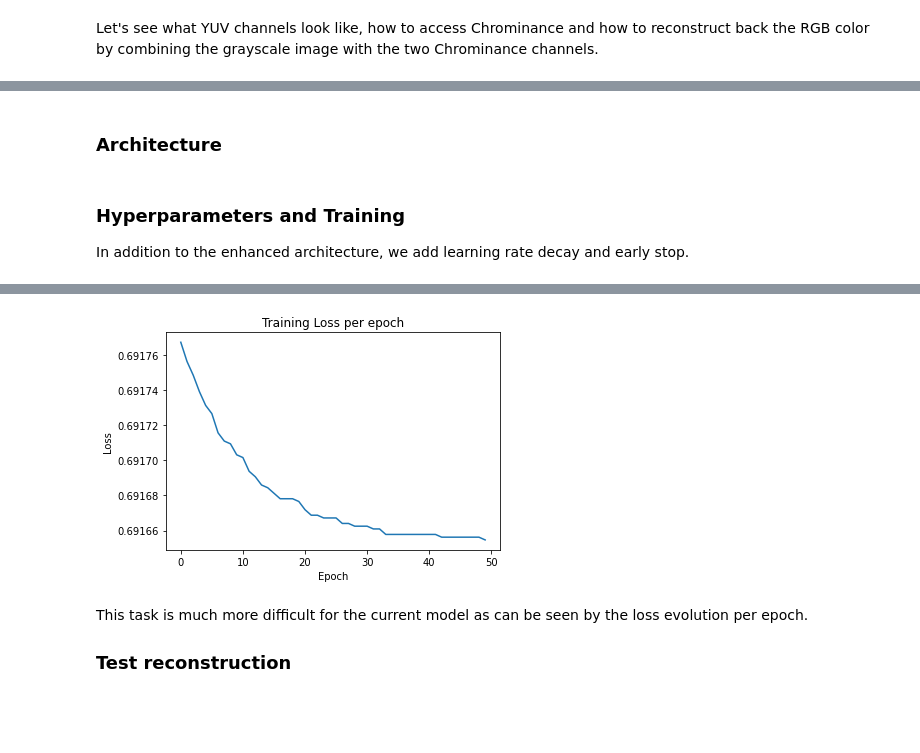
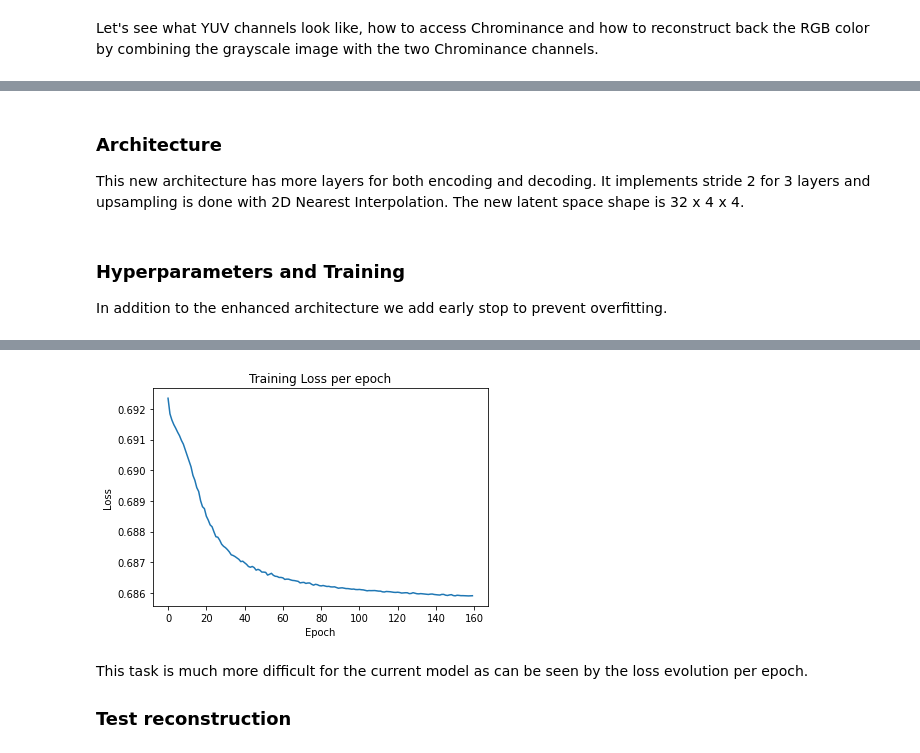
Before and after one commit to serginogues/convolutional_autoencoder, a Jupyter notebook: autoencoder.ipynb, the cells around one changed output, grey strips where cells are left out. Cells and saved outputs as stored; diff of their text form; code cells hidden in the pictures; blank space fills up the shorter version.

```diff
--- a/autoencoder.ipynb
+++ b/autoencoder.ipynb
@@ -548,2 +551,0 @@ plot_colorization(x_train[idx1][0], y_train[idx1][0])
-# %% [markdown]
-### Architecture
@@ -590,0 +552,5 @@ class CAE4(nn.Module):
+# %% [markdown]
+### Architecture
+
+This new architecture has more layers for both encoding and decoding. It implements stride 2 for 3 layers and
+upsampling is done with 2D Nearest Interpolation. The new latent space shape is 32 x 4 x 4.
@@ -591,4 +582,4 @@ class CAE4(nn.Module):
 # %% [markdown]
 ### Hyperparameters and Training
 
-In addition to the enhanced architecture, we add learning rate decay and early stop.
+In addition to the enhanced architecture we add early stop to prevent overfitting.
@@ -600,11 +586,15 @@ scheduler = lr_scheduler.ExponentialLR(optimizer, gamma=0.9)
 # %%
-EPOCHS = 50
+model_colorization = CAE4().to(device)
+criterion = nn.BCELoss()
+optimizer = torch.optim.RMSprop(model_colorization.parameters(), lr=0.001)
+
+
+EPOCHS = 1000
 def train4(model, save):
-    loss_history = []
-    running_loss = 0.0
+    train_loss_history = []
     for epoch in range(EPOCHS):
-        # TRAIN MODEL
-        loss_sum = 0
+        train_loss = 0.0
+        test_loss = 0.0
         for i in range(BATCH_SIZE):
 
             input = x_train[i].float().to(device)
@@ -618,7 +608,7 @@ def train4(model, save):
 
             # compute loss
             loss = criterion(output, target)
-            loss_sum += round(float(loss.item()), 4)
+            train_loss += float(loss.item())
 
             # backpropagate loss error
             loss.backward()
@@ -627,25 +617,27 @@ def train4(model, save):
             optimizer.step()
             del input, target
 
-        scheduler.step()
+        # region print current loss
+        train_loss_epoch = train_loss / BATCH_SIZE
+        train_loss_history.append(train_loss_epoch)
 
-        # region print current loss
-        loss_epoch = loss_sum / BATCH_SIZE
-        loss_history.append(loss_epoch)
-        print("Epoch " + str(epoch) + ", Loss = " + str(loss_epoch))
+        if epoch > 11 and train_loss_epoch > train_loss_history[-10]:
+            print("Early stop")
+            break
 
-        """if epoch > 1 and loss_history[-1] < loss_history[-2]:
-            # SAVE THE MODEL"""
-        print("model saved")
-        torch.save(model.state_dict(), save)
+        if epoch%50 == 0:
+            print("Epoch " + str(epoch) + ", Loss = " + str(train_loss_epoch))
 
-        if epoch > 10 and loss_epoch > loss_history[-5]:
-            break
+        if epoch > 1 and train_loss_history[-1] < train_loss_history[-2]:
+            # SAVE THE MODEL
+            torch.save(model.state_dict(), save)
+
+
 
     print("Training finished")
 
     # PLOT ACCURACY
-    plt.plot(loss_history)
+    plt.plot(train_loss_history)
     plt.ylabel('Loss')
     plt.xlabel('Epoch')
     plt.title('Training Loss per epoch')
@@ -672,5 +654,5 @@ model saved
 Training finished
-[figure, old version]
+[figure, new version]
 # %% [markdown]
 This task is much more difficult for the current model as can be seen by the loss evolution per epoch.
 
```
Also changed, not shown: parts of 12 cells of this notebook, 1 other file.
